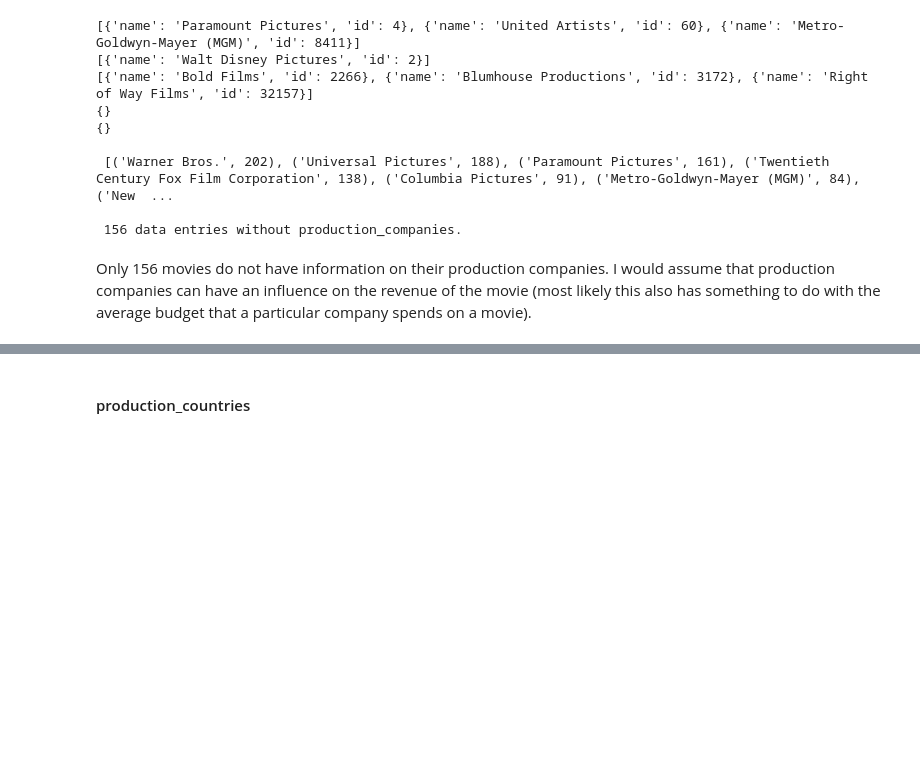
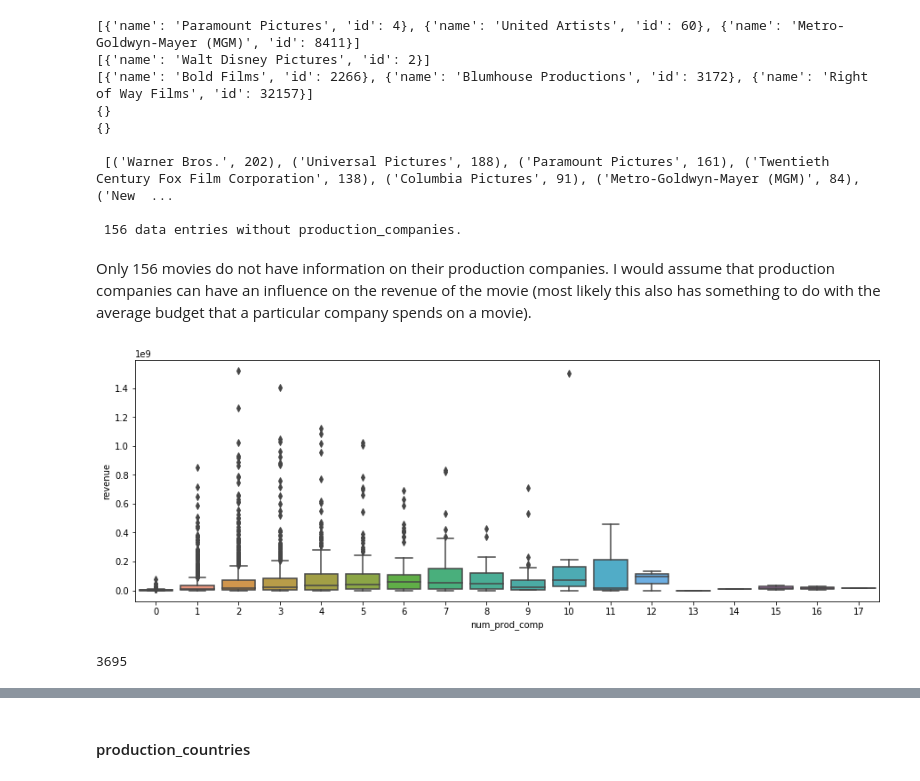
Before and after one commit to julianikulski/tmdb, a Jupyter notebook: tmdb.ipynb, the cells around one changed output, grey strips where cells are left out. Saved outputs shown, nothing was run; the diff lists cells and outputs as text; code cells hidden in the pictures; blank space fills up the shorter version.

Commit message:
Added exploratory analysis for production companies variable

```diff
--- a/tmdb.ipynb
+++ b/tmdb.ipynb
@@ -234,3 +241,18 @@ analysis(train, 'production_companies', 25)
  156 data entries without production_companies.
 # %% [markdown]
 Only 156 movies do not have information on their production companies. I would assume that production companies can have an influence on the revenue of the movie (most likely this also has something to do with the average budget that a particular company spends on a movie).
+# %%
+# boxplot showing revenue depending on number of production companies
+train['num_prod_comp'] = train['production_companies'].apply(lambda x: len(x))
+
+plt.figure(figsize=[15, 5])
+sb.boxplot(x='num_prod_comp', y='revenue', data=train);
+# %% [output]
+[figure, added]
+# %%
+# number of different production companies
+print(len(all_product_comp))
+
+total_count?
+# %% [output]
+3695
```
Also changed, not shown: parts of 7 cells of this notebook.
